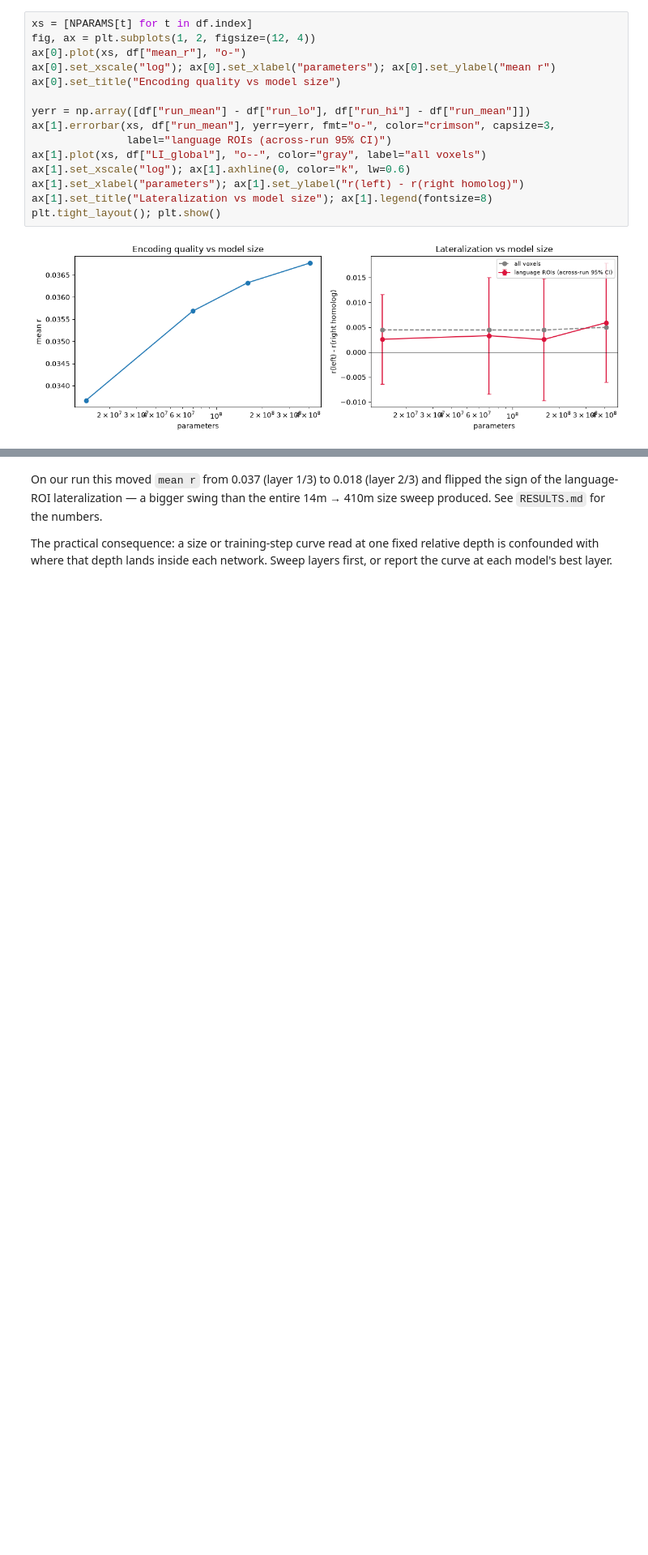
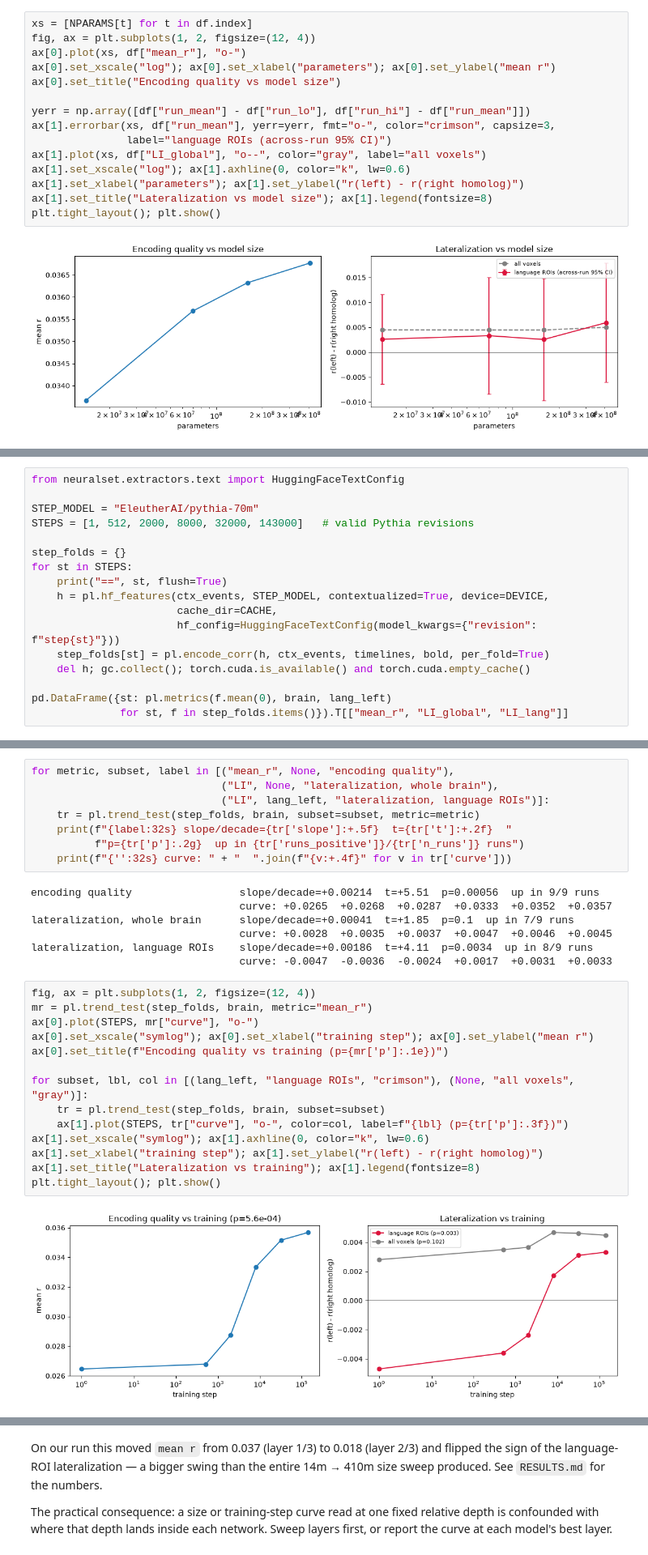
Before and after one commit to BelCorentin/lpp-lateralization-workshop, a Jupyter notebook: notebooks/lpp_lateralization.executed.ipynb, the cells around one changed output, grey strips where cells are left out. Shown at 81% size. Drawn from its saved outputs; the diff is of its cells as text; blank space fills up the shorter version.

```diff
--- a/notebooks/lpp_lateralization.executed.ipynb
+++ b/notebooks/lpp_lateralization.executed.ipynb
@@ -298,0 +348,17 @@ plt.tight_layout(); plt.show()
+# %%
+from neuralset.extractors.text import HuggingFaceTextConfig
+
+STEP_MODEL = "EleutherAI/pythia-70m"
+STEPS = [1, 512, 2000, 8000, 32000, 143000]   # valid Pythia revisions
+
+step_folds = {}
+for st in STEPS:
+    print("==", st, flush=True)
+    h = pl.hf_features(ctx_events, STEP_MODEL, contextualized=True, device=DEVICE,
+                       cache_dir=CACHE,
+                       hf_config=HuggingFaceTextConfig(model_kwargs={"revision": f"step{st}"}))
+    step_folds[st] = pl.encode_corr(h, ctx_events, timelines, bold, per_fold=True)
+    del h; gc.collect(); torch.cuda.is_available() and torch.cuda.empty_cache()
+
+pd.DataFrame({st: pl.metrics(f.mean(0), brain, lang_left)
+              for st, f in step_folds.items()}).T[["mean_r", "LI_global", "LI_lang"]]
@@ -298,0 +389,31 @@ plt.tight_layout(); plt.show()
+# %%
+for metric, subset, label in [("mean_r", None, "encoding quality"),
+                              ("LI", None, "lateralization, whole brain"),
+                              ("LI", lang_left, "lateralization, language ROIs")]:
+    tr = pl.trend_test(step_folds, brain, subset=subset, metric=metric)
+    print(f"{label:32s} slope/decade={tr['slope']:+.5f}  t={tr['t']:+.2f}  "
+          f"p={tr['p']:.2g}  up in {tr['runs_positive']}/{tr['n_runs']} runs")
+    print(f"{'':32s} curve: " + "  ".join(f"{v:+.4f}" for v in tr['curve']))
+# %% [output]
+encoding quality                 slope/decade=+0.00214  t=+5.51  p=0.00056  up in 9/9 runs
+                                 curve: +0.0265  +0.0268  +0.0287  +0.0333  +0.0352  +0.0357
+lateralization, whole brain      slope/decade=+0.00041  t=+1.85  p=0.1  up in 7/9 runs
+                                 curve: +0.0028  +0.0035  +0.0037  +0.0047  +0.0046  +0.0045
+lateralization, language ROIs    slope/decade=+0.00186  t=+4.11  p=0.0034  up in 8/9 runs
+                                 curve: -0.0047  -0.0036  -0.0024  +0.0017  +0.0031  +0.0033
+# %%
+fig, ax = plt.subplots(1, 2, figsize=(12, 4))
+mr = pl.trend_test(step_folds, brain, metric="mean_r")
+ax[0].plot(STEPS, mr["curve"], "o-")
+ax[0].set_xscale("symlog"); ax[0].set_xlabel("training step"); ax[0].set_ylabel("mean r")
+ax[0].set_title(f"Encoding quality vs training (p={mr['p']:.1e})")
+
+for subset, lbl, col in [(lang_left, "language ROIs", "crimson"), (None, "all voxels", "gray")]:
+    tr = pl.trend_test(step_folds, brain, subset=subset)
+    ax[1].plot(STEPS, tr["curve"], "o-", color=col, label=f"{lbl} (p={tr['p']:.3f})")
+ax[1].set_xscale("symlog"); ax[1].axhline(0, color="k", lw=0.6)
+ax[1].set_xlabel("training step"); ax[1].set_ylabel("r(left) - r(right homolog)")
+ax[1].set_title("Lateralization vs training"); ax[1].legend(fontsize=8)
+plt.tight_layout(); plt.show()
+# %% [output]
+[figure, added]
```
Also changed, not shown: parts of 10 cells of this notebook.
